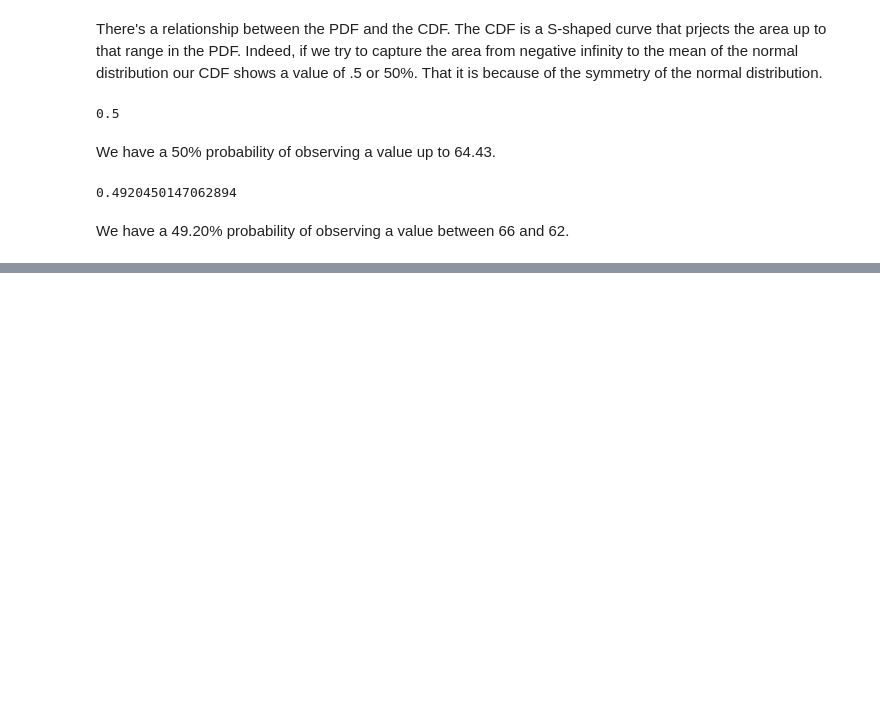
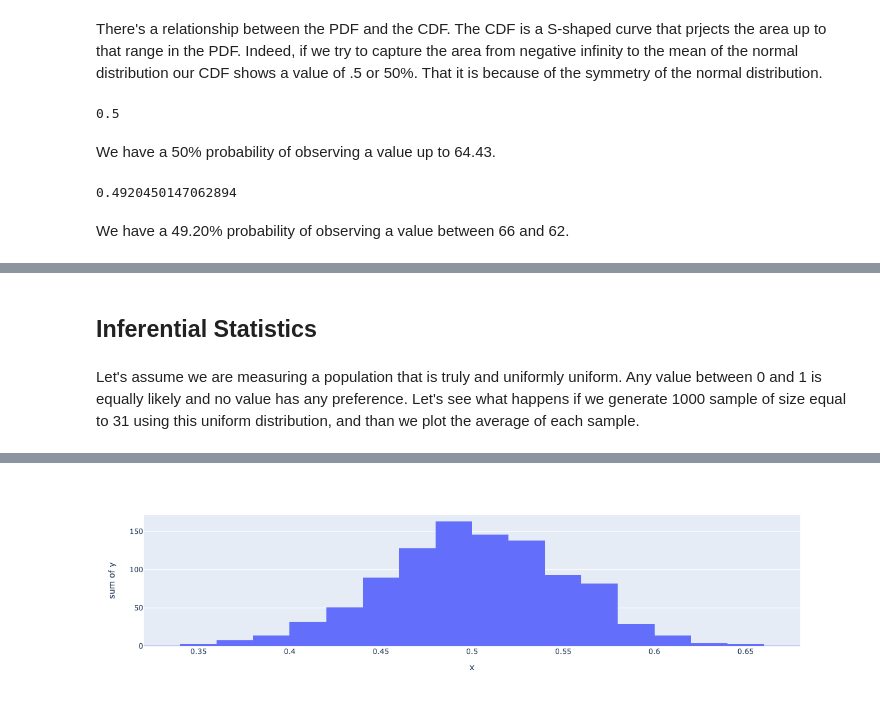
Before and after one commit to marcoorlandi1997/essential_math_for_ds, a Jupyter notebook: Chapter_3.ipynb, the cells around one changed output, grey strips where cells are left out. Saved outputs shown, nothing was run; the diff lists cells and outputs as text; code cells hidden in the pictures; blank space fills up the shorter version.

```diff
--- a/Chapter_3.ipynb
+++ b/Chapter_3.ipynb
@@ -263,0 +280,14 @@ We have a 49.20% probability of observing a value between 66 and 62.
+# %%
+# Example 3-13 Generate random numbers that follow a Normal distribution
+# So, we iterate i that goes from 0 to 999 and during each iteration we
+# generate a number that goes from 0 to 1 using a uniform distribution and
+# then using previous settings regarding golden retrivers, so, mean = 64.43
+# and std = 2.99 we use each random generated number as the cumulative
+# distirbution function which than returns back the associated weight
+import random
+from scipy.stats import norm
+
+for i in range(0,10):
+    random_p = random.uniform(0.0, 1.0)
+    random_weight = norm.ppf(random_p, loc=64.43, scale=2.99)
+    print(random_weight)
@@ -263,0 +346,20 @@ We have a 49.20% probability of observing a value between 66 and 62.
+# %% [markdown]
+## Inferential Statistics
+# %% [markdown]
+Let's assume we are measuring a population that is truly and uniformly uniform. Any value between 0 and 1 is equally likely and no value has any preference. Let's see what happens if we generate 1000 sample of size equal to 31 using this uniform distribution, and than we plot the average of each sample.
+# %%
+# Example 3-15 Exploring the central limit theorem in Python
+import random
+import plotly.express as px
+
+sample_size = 31
+sample_count = 1000
+
+# Compute 1000 the average of a sum of a sample size of size 31
+# with every number that follows a uniform distribution
+x_values = [sum([random.uniform(0.0,1.0) for i in range(0,31)]) / (sample_size) for i in range(sample_count)]
+
+y_values = [1 for i in range(sample_count)]
+
+px.histogram(x=x_values, y=y_values, nbins=20).show()
+# %% [output]
@@ -263,0 +367 @@ We have a 49.20% probability of observing a value between 66 and 62.
+[figure, added]
```
Also changed, not shown: parts of 52 cells of this notebook.
